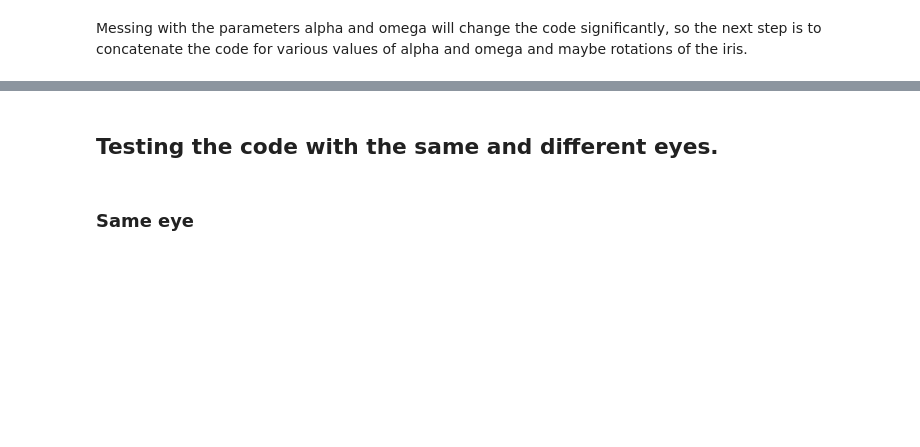
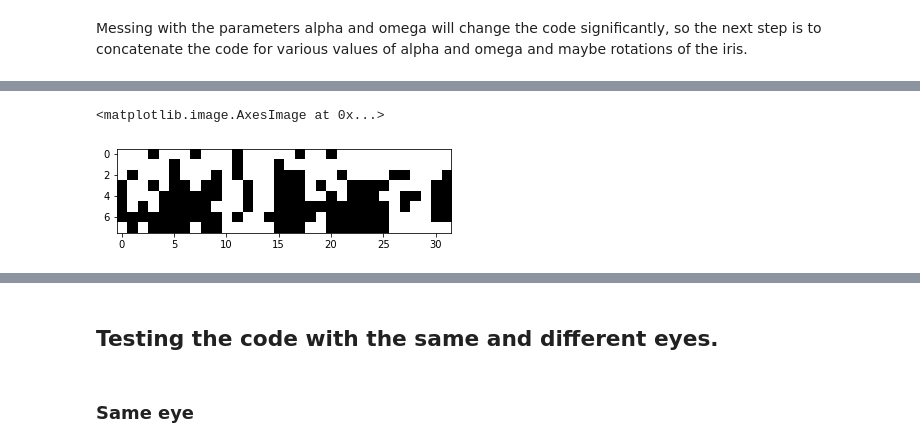
Before and after one commit to spjoliver/TMS016_DOG, a Jupyter notebook: IrisRecognition/example_iriscode.ipynb, the cells around one changed output, grey strips where cells are left out. Saved outputs shown, nothing was run; the diff lists cells and outputs as text; code cells hidden in the pictures; blank space fills up the shorter version.

Commit message:
Made rotation function for codes and added a simple way to use different filters

```diff
--- a/IrisRecognition/example_iriscode.ipynb
+++ b/IrisRecognition/example_iriscode.ipynb
@@ -84,0 +111,33 @@ Messing with the parameters alpha and omega will change the code significantly,
+# %%
+"""
+This function will create iriscodes using different filters. The codes are concatenated column-wise
+meaning that each filter is separated over (transf_img.shape[1]/theta_psize)*2 columns.
+Pairwise determines if the filters are chosen for all pairwise combinations (equal to len(alpha) codes)
+or over all len(alphas)*len(betas)*len(omegas) combinations if False.
+"""
+def calculate_iriscode_different_filters(transf_img,
+                                         alphas=[0.4, 0.8], betas=[2.5, 1.25], omegas=[4, 8],
+                                         theta_psize = 15, rho_psize = 15,
+                                         pairwise=True):
+    iriscodes = []
+    if pairwise:
+        assert(len(alphas) == len(betas) and len(betas) == len(omegas))
+        for alpha, beta, omega in zip(alphas, betas, omegas):
+            code = calculate_iris_code(transf_img, theta_psize=theta_psize, r_psize=rho_psize,
+                                alpha=alpha, beta=beta, omega=omega)
+            iriscodes.append(code)
+        return np.concatenate(iriscodes, axis = 1)
+    else:
+        for alpha in alphas:
+            for beta in betas:
+                for omega in omegas:
+                    code = calculate_iris_code(transf_img, theta_psize=theta_psize, r_psize=rho_psize,
+                                alpha=alpha, beta=beta, omega=omega)
+                    iriscodes.append(code)
+        return np.concatenate(iriscodes, axis = 1)
+# %%
+multfilt_code = calculate_iriscode_different_filters(transf_img, alphas=[0.1, 0.2], betas=[0.5, 0.25,], omegas=[2, 4])
+plt.imshow(multfilt_code, cmap="gray", vmin=0., vmax=1.)
+# %% [output]
+<matplotlib.image.AxesImage at 0x...>
+[figure, added]
```
Also changed, not shown: parts of 12 cells of this notebook, 1 other file.
